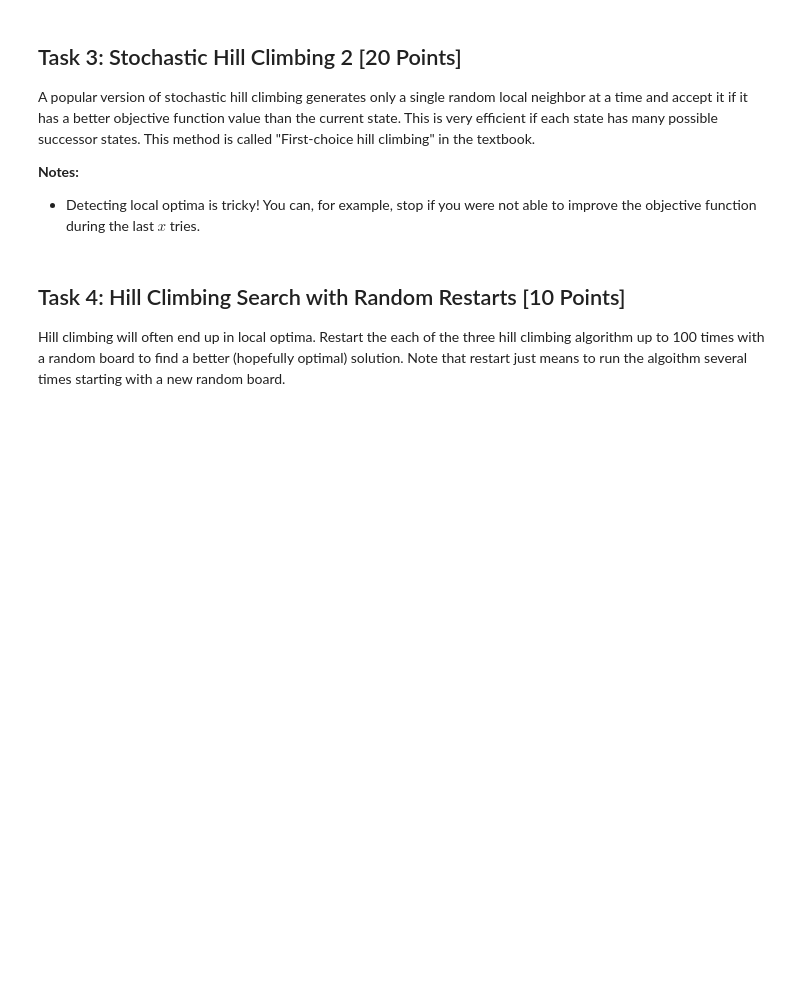
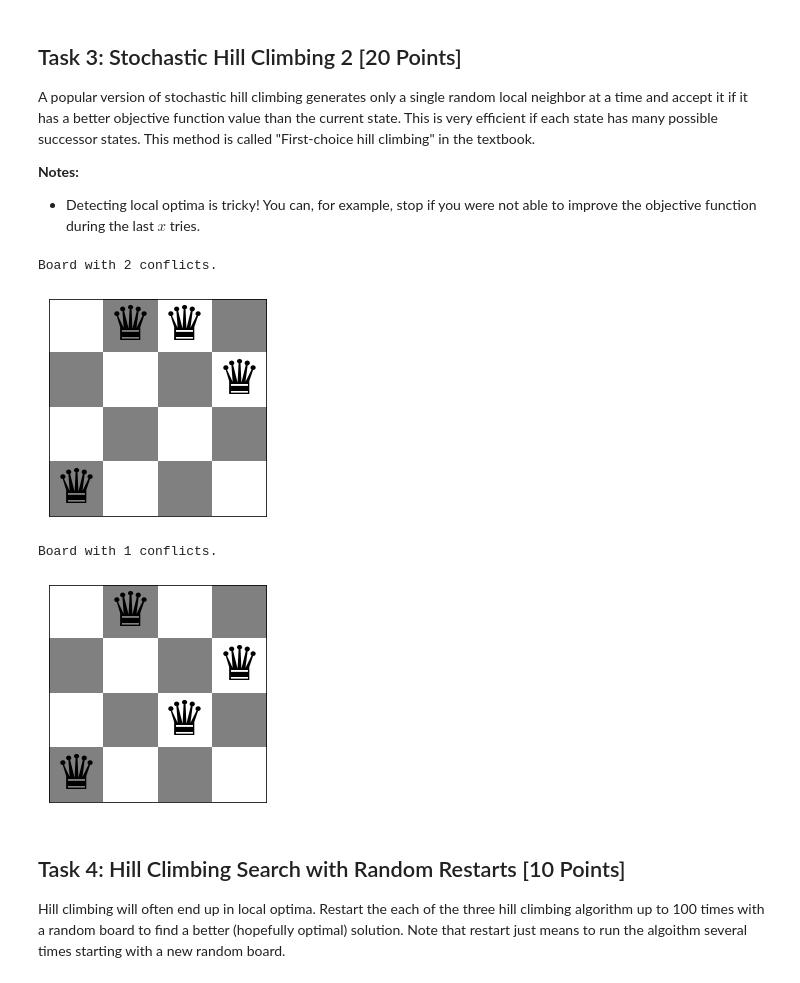
Before and after one commit to WillStrickland13/CS7320-AI, a Jupyter notebook: Local_Search/n_queens.ipynb, the cells around one changed output. Cells and saved outputs as stored; diff of their text form; code cells hidden in the pictures; blank space fills up the shorter version.

```diff
--- a/Local_Search/n_queens.ipynb
+++ b/Local_Search/n_queens.ipynb
@@ -240,35 +254,40 @@ __Notes:__
 # Code and description go here
 def genRandomNeighbor(board):
     tries=0
     while tries<50:
         currConflicts=conflicts(board)
         if currConflicts==0:
             #print("Global optima found")
             return
         originalIndex=random.randint(0, len(board)-1)
         originalValue=board[originalIndex]
         i=board[originalIndex]
         for index in range(len(board)):
             if i < len(board)-1:
                 i=i+1
             elif i == len(board)-1:
                 i=0
             board[originalIndex]=i
 
             if conflicts(board)<currConflicts:
                 tries=0
-                #show_board(board)
+                show_board(board)
                 break
             else:
                 tries+=1
                 board[originalIndex]=originalValue
 
 def stochastic2(board):
     genRandomNeighbor(board)
 
 board = random_board(4)
-#show_board(board)
+show_board(board)
 stochastic2(board)
+# %% [output]
+Board with 2 conflicts.
+[figure, added]
+Board with 1 conflicts.
+[figure, added]
 # %% [markdown]
 ## Task 4: Hill Climbing Search with Random Restarts [10 Points]
 
```
Also changed, not shown: parts of 5 cells of this notebook, 7 other files.
